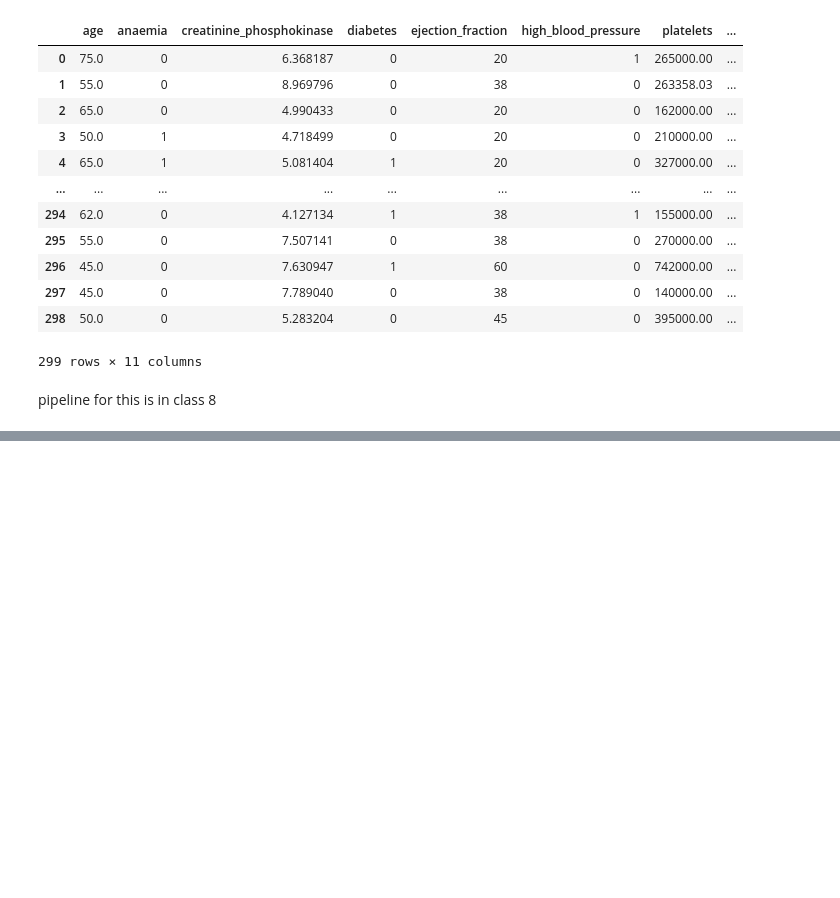
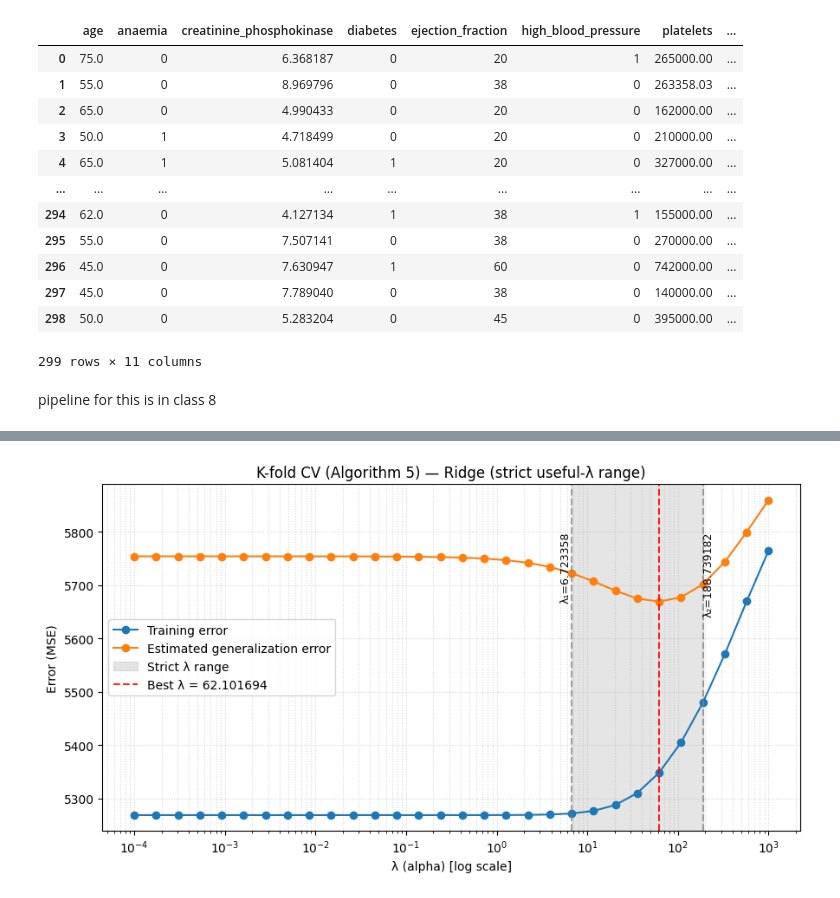
Before and after one commit to andregodinhodtu/02452---Machine-Learning---Project, a Jupyter notebook: report_2/code/notebooks/regression/1_reg_part_A_linear_regression.ipynb, the cells around one changed output, grey strips where cells are left out. Cells and saved outputs as stored; diff of their text form; code cells hidden in the pictures; blank space fills up the shorter version.

```diff
--- a/report_2/code/notebooks/regression/1_reg_part_A_linear_regression.ipynb
+++ b/report_2/code/notebooks/regression/1_reg_part_A_linear_regression.ipynb
@@ -269,0 +517,82 @@ pipeline for this is in class 8
+# %%
+# --- Useful λ range: strict relative + tightened 1-SE ---
+gen = cv_table["gen_mse_est"].values
+sd  = cv_table["test_mse_std"].values
+lams = cv_table["lambda"].values.astype(float)
+K_eff = K
+
+# Índice e valor do mínimo
+idx_min = int(np.argmin(gen))
+best_lambda = float(lams[idx_min])
+best_gen_mse = float(gen[idx_min])
+
+# ================================
+# 🔹 Parâmetros otimizados (sem cap)
+# ================================
+rel_tol   = 0.01    # 1% acima do mínimo
+se_factor = 0.25    # 0.25-SE (mais restrito)
+max_span  = 5       # no máximo 5 pontos para cada lado
+
+# ================================
+# 🔹 Threshold = mais apertado entre critério relativo e SE
+# ================================
+se_min = sd[idx_min] / np.sqrt(K_eff)
+thr_rel = best_gen_mse * (1.0 + rel_tol)
+thr_se  = best_gen_mse + se_factor * se_min
+threshold = min(thr_rel, thr_se)
+
+# Índices com erro dentro do threshold
+ok = np.where(gen <= threshold)[0]
+
+# Encontrar bloco contíguo que contém o mínimo
+left_idx = idx_min
+while (left_idx - 1) in ok:
+    left_idx -= 1
+right_idx = idx_min
+while (right_idx + 1) in ok:
+    right_idx += 1
+
+# ================================
+# 🔹 Limitar intervalo para evitar exageros (apenas pelo nº de pontos)
+# ================================
+left_idx  = max(left_idx,  idx_min - max_span)
+right_idx = min(right_idx, idx_min + max_span)
+
+# Extrair os valores de λ correspondentes
+lambda_left  = float(lams[left_idx])
+lambda_right = float(lams[right_idx])
+useful_range = (lambda_left, lambda_right)
+
+print("===== 10-fold CV (Ridge) — continuous-only scaling =====")
+print(cv_table.to_string(index=False, float_format=lambda v: f"{v:.6f}"))
+print(f"\nBest λ (alpha): {best_lambda:.6g}")
+print(f"Estimated generalization error (MSE): {best_gen_mse:.6f}")
+print(f"Useful λ range (strict): {useful_range[0]:.6f} → {useful_range[1]:.6f} "
+      f"(rel_tol={rel_tol*100:.1f}%, se_factor={se_factor})")
+
+# --- Plot ---
+plt.figure(figsize=(9,5))
+plt.semilogx(lams, cv_table["train_mse_mean"], marker="o", label="Training error")
+plt.semilogx(lams, cv_table["gen_mse_est"],  marker="o", label="Estimated generalization error")
+
+# Banda + limites
+plt.axvspan(useful_range[0], useful_range[1], color="gray", alpha=0.2, label="Strict λ range")
+plt.axvline(best_lambda, linestyle="--", color="red", alpha=0.85, label=f"Best λ = {best_lambda:.6f}")
+plt.axvline(useful_range[0], linestyle="--", color="gray", alpha=0.7)
+plt.axvline(useful_range[1], linestyle="--", color="gray", alpha=0.7)
+
+# Add text labels with REAL λ values (no rounding)
+y_top = plt.ylim()[1]
+plt.text(useful_range[0], y_top*0.985, f"λ₁={useful_range[0]:.6f}", rotation=90,
+         va='top', ha='right', fontsize=9, color='black')
+plt.text(useful_range[1], y_top*0.985, f"λ₂={useful_range[1]:.6f}", rotation=90,
+         va='top', ha='left', fontsize=9, color='black')
+
+plt.xlabel("λ (alpha) [log scale]")
+plt.ylabel("Error (MSE)")
+plt.title("K-fold CV (Algorithm 5) — Ridge (strict useful-λ range)")
+plt.legend()
+plt.grid(True, which="both", ls=":", alpha=0.5)
+plt.tight_layout()
+plt.show()
+# %% [output]
@@ -269,0 +616 @@ pipeline for this is in class 8
+[figure, added]
```
Also changed, not shown: parts of 9 cells of this notebook.
